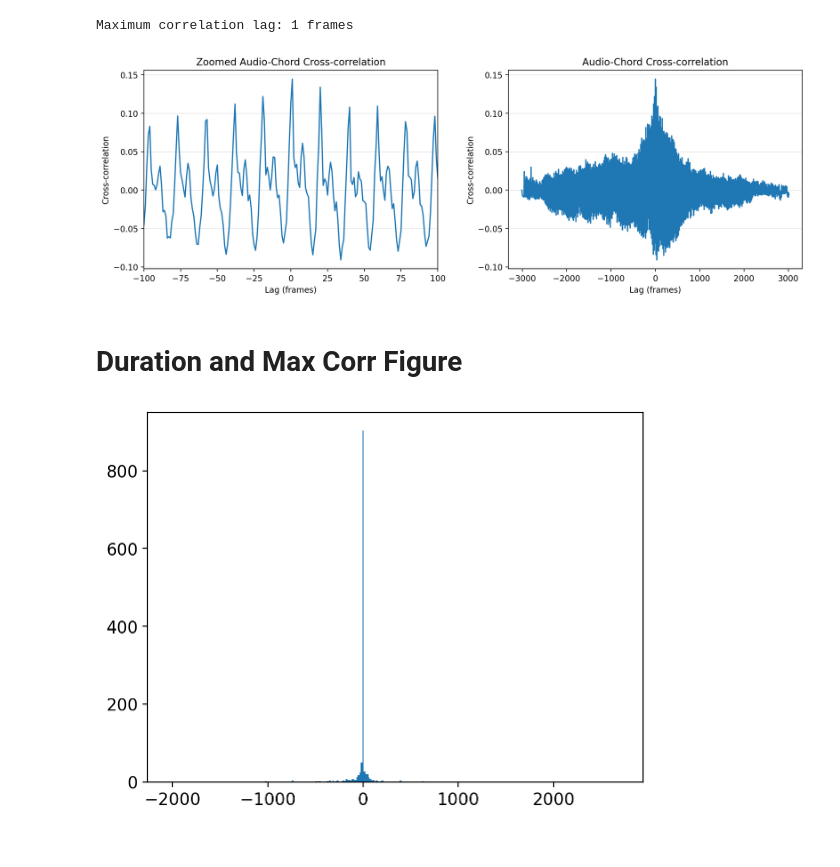
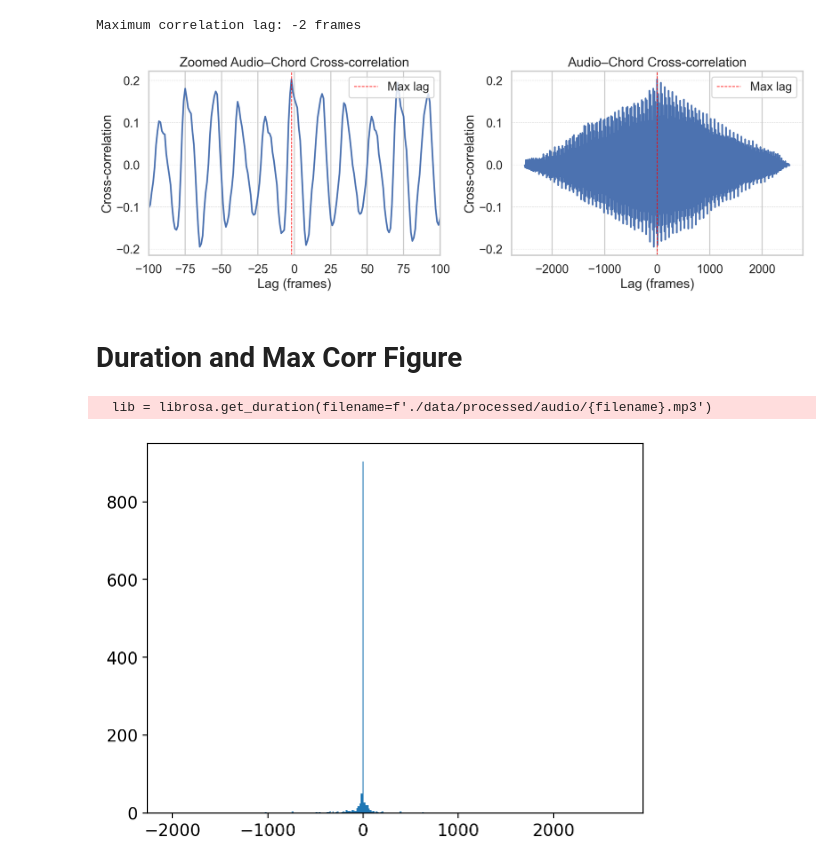
Before and after one commit to PierreRL/AutomaticChordRecognition, a Jupyter notebook: notebooks/data/3. Test Alignment.ipynb, the cells around one changed output. Saved outputs shown, nothing was run; the diff lists cells and outputs as text; code cells hidden in the pictures.

```diff
--- a/notebooks/data/3. Test Alignment.ipynb
+++ b/notebooks/data/3. Test Alignment.ipynb
@@ -11,9 +11,9 @@ import matplotlib.pyplot as plt
 
 from src.utils import get_cqt, get_filenames, get_chord_annotation, SR, HOP_LENGTH, BINS_PER_OCTAVE, get_annotation_metadata
 # %%
-idx = 200
+idx = 219
 filenames = get_filenames()
-cqt = get_cqt(filenames[idx], return_as_tensor=False).T
+cqt = get_cqt('cyndilauper_girlsjustwanttohavefun', return_as_tensor=False).T
 metadata = get_annotation_metadata(filenames[idx])
 title = f"{metadata['title']} - {metadata['artist']}"
 # %%
@@ -82,39 +85,47 @@ def get_max_corr(filename):
 
     return max_lag, corr, lags, len(binary_chords)
 # %%
-filename = filenames[20]
+import matplotlib.pyplot as plt
+import seaborn as sns
 
-max, corr, lags, _ = get_max_corr(filename)
-print(f'Maximum correlation lag: {max} frames')
+# Use a clean, publication-style theme
+sns.set(style="whitegrid", context="talk")
 
+filename = filenames[0]
+max_lag, corr, lags, _ = get_max_corr(filename)
+print(f'Maximum correlation lag: {max_lag} frames')
 
-fig, axs = plt.subplots(1, 2, figsize=(12, 4))
-plt.tight_layout()
-plt.subplots_adjust(wspace=0.24)  # Increase space between subplots
+# Set up the subplots
+fig, axs = plt.subplots(1, 2, figsize=(14, 5))
+plt.subplots_adjust(wspace=0.3)
 
-# Plot the full cross-correlation
-axs[1].plot(lags, corr)
-axs[1].set_xlabel('Lag (frames)')
-axs[1].set_ylabel('Cross-correlation')
-axs[1].set_title('Audio-Chord Cross-correlation')
+# Plot full cross-correlation
+sns.lineplot(x=lags, y=corr, ax=axs[1])
+axs[1].set_title("Audio–Chord Cross-correlation")
+axs[1].set_xlabel("Lag (frames)")
+axs[1].set_ylabel("Cross-correlation")
 
-# Plot the zoomed cross-correlation
-axs[0].plot(lags, corr)
+# Plot zoomed-in view
+sns.lineplot(x=lags, y=corr, ax=axs[0])
 axs[0].set_xlim(-100, 100)
-axs[0].set_xlabel('Lag (frames)')
-axs[0].set_ylabel('Cross-correlation')
-axs[0].set_title('Zoomed Audio-Chord Cross-correlation')
+axs[0].set_title("Zoomed Audio–Chord Cross-correlation")
+axs[0].set_xlabel("Lag (frames)")
+axs[0].set_ylabel("Cross-correlation")
 
-# Add solid horizontal grid lines
+# Fine-tune each axis
 for ax in axs:
-    ax.grid(axis='y', linestyle='-', linewidth=0.5, alpha=0.5)
+    ax.grid(axis='y', linestyle='--', linewidth=0.6, alpha=0.7)
+    ax.axvline(x=max_lag, color='red', linestyle='--', linewidth=1, label='Max lag')
+    ax.legend()
     ax.set_axisbelow(True)
 
-plt.savefig("thesis/figures/cross_correlation.png", bbox_inches='tight', dpi=100)
+# Save the plot
+plt.tight_layout()
+plt.savefig("thesis/figures/cross_correlation.png", bbox_inches='tight', dpi=150)
 plt.show()
 # %% [output]
-Maximum correlation lag: 1 frames
+Maximum correlation lag: -2 frames
-[figure, old version]
+[figure, new version]
 # %% [markdown]
 # Duration and Max Corr Figure
 # %%
@@ -149,6 +160,8 @@ for filename in tqdm(filenames):
     duration_chords = get_annotation_metadata(filename).duration
     diff = lib - duration_chords
     duration_diffs.append(diff)
+# %% [output]
+  lib = librosa.get_duration(filename=f'./data/processed/audio/{filename}.mp3')
 # %%
 plt.hist(df['max_lag'], bins=300)
 plt.show()
```
Also changed, not shown: parts of 4 cells of this notebook, 11 other files.
